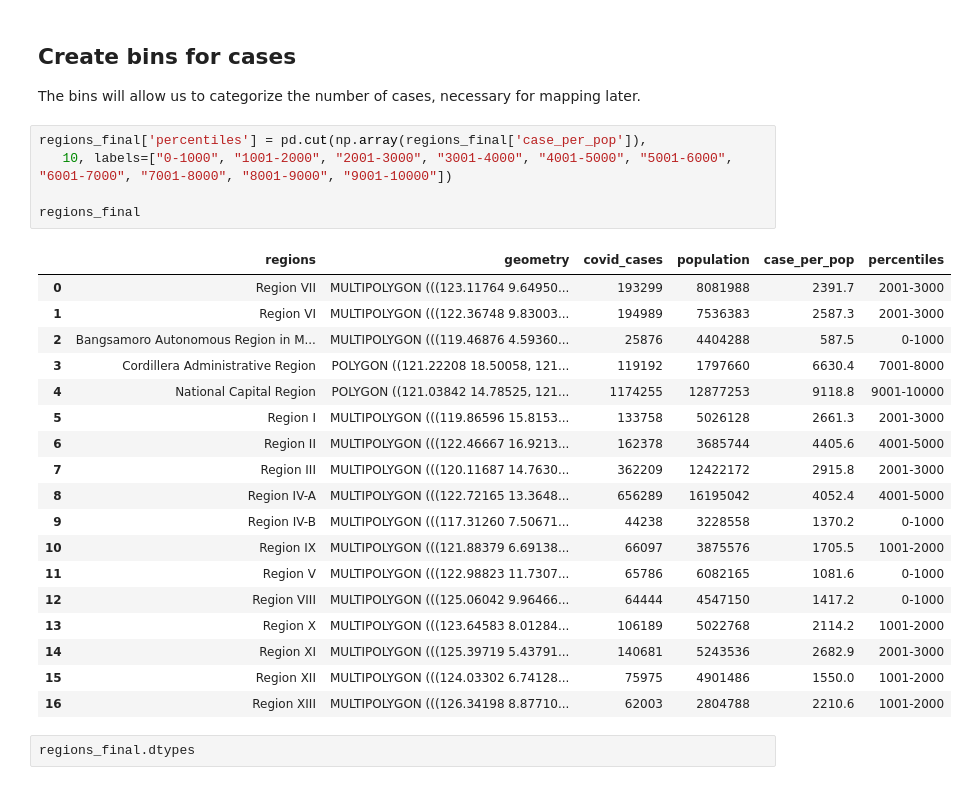
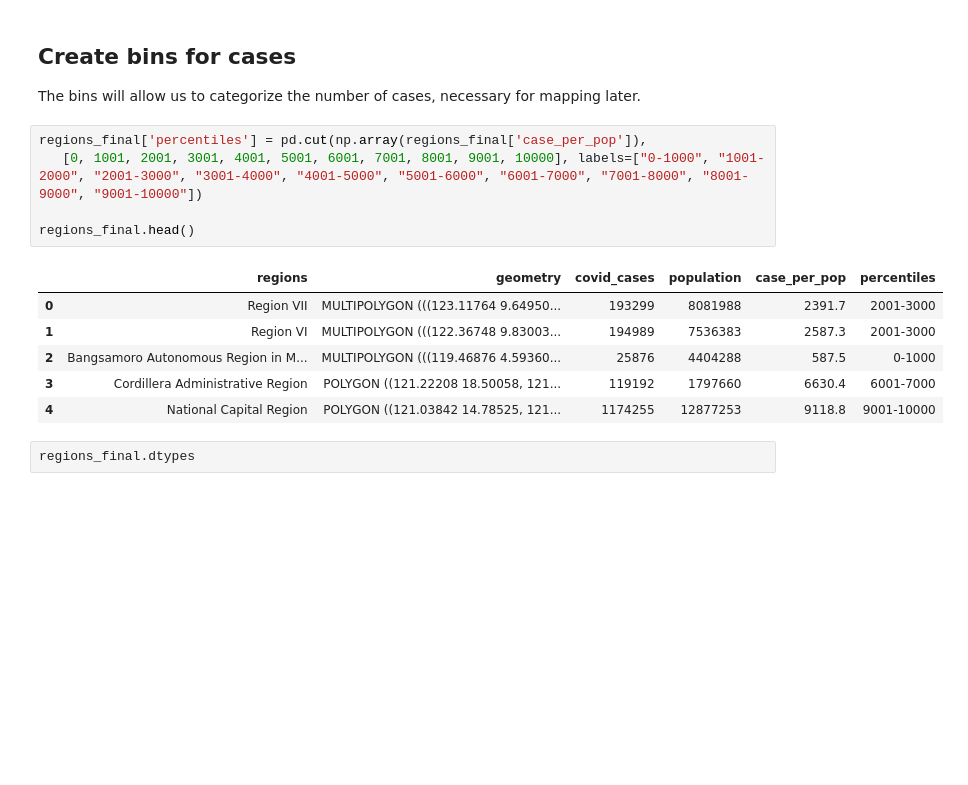
Before and after one commit to pmagtulis/covid-ph-map, a Jupyter notebook: notebooks/regional_covid_cases.ipynb, the cells around one changed output. Cells and saved outputs as stored; diff of their text form; blank space fills up the shorter version.

```diff
--- a/notebooks/regional_covid_cases.ipynb
+++ b/notebooks/regional_covid_cases.ipynb
@@ -275,28 +196,16 @@ Name: case_per_pop, dtype: float64
 The bins will allow us to categorize the number of cases, necessary for mapping later.
 # %%
 regions_final['percentiles'] = pd.cut(np.array(regions_final['case_per_pop']),
-   10, labels=["0-1000", "1001-2000", "2001-3000", "3001-4000", "4001-5000", "5001-6000", "6001-7000", "7001-8000", "8001-9000", "9001-10000"])
+   [0, 1001, 2001, 3001, 4001, 5001, 6001, 7001, 8001, 9001, 10000], labels=["0-1000", "1001-2000", "2001-3000", "3001-4000", "4001-5000", "5001-6000", "6001-7000", "7001-8000", "8001-9000", "9001-10000"])
 
-regions_final
+regions_final.head()
 # %% [output]
 |  | regions | geometry | covid_cases | population | case_per_pop | percentiles |
 | 0 | Region VII | MULTIPOLYGON (((123.11764 9.64950... | 193299 | 8081988 | 2391.7 | 2001-3000 |
 | 1 | Region VI | MULTIPOLYGON (((122.36748 9.83003... | 194989 | 7536383 | 2587.3 | 2001-3000 |
 | 2 | Bangsamoro Autonomous Region in M... | MULTIPOLYGON (((119.46876 4.59360... | 25876 | 4404288 | 587.5 | 0-1000 |
-| 3 | Cordillera Administrative Region | POLYGON ((121.22208 18.50058, 121... | 119192 | 1797660 | 6630.4 | 7001-8000 |
+| 3 | Cordillera Administrative Region | POLYGON ((121.22208 18.50058, 121... | 119192 | 1797660 | 6630.4 | 6001-7000 |
 | 4 | National Capital Region | POLYGON ((121.03842 14.78525, 121... | 1174255 | 12877253 | 9118.8 | 9001-10000 |
-| 5 | Region I | MULTIPOLYGON (((119.86596 15.8153... | 133758 | 5026128 | 2661.3 | 2001-3000 |
-| 6 | Region II | MULTIPOLYGON (((122.46667 16.9213... | 162378 | 3685744 | 4405.6 | 4001-5000 |
-| 7 | Region III | MULTIPOLYGON (((120.11687 14.7630... | 362209 | 12422172 | 2915.8 | 2001-3000 |
-| 8 | Region IV-A | MULTIPOLYGON (((122.72165 13.3648... | 656289 | 16195042 | 4052.4 | 4001-5000 |
-| 9 | Region IV-B | MULTIPOLYGON (((117.31260 7.50671... | 44238 | 3228558 | 1370.2 | 0-1000 |
-| 10 | Region IX | MULTIPOLYGON (((121.88379 6.69138... | 66097 | 3875576 | 1705.5 | 1001-2000 |
-| 11 | Region V | MULTIPOLYGON (((122.98823 11.7307... | 65786 | 6082165 | 1081.6 | 0-1000 |
-| 12 | Region VIII | MULTIPOLYGON (((125.06042 9.96466... | 64444 | 4547150 | 1417.2 | 0-1000 |
-| 13 | Region X | MULTIPOLYGON (((123.64583 8.01284... | 106189 | 5022768 | 2114.2 | 1001-2000 |
-| 14 | Region XI | MULTIPOLYGON (((125.39719 5.43791... | 140681 | 5243536 | 2682.9 | 2001-3000 |
-| 15 | Region XII | MULTIPOLYGON (((124.03302 6.74128... | 75975 | 4901486 | 1550.0 | 1001-2000 |
-| 16 | Region XIII | MULTIPOLYGON (((126.34198 8.87710... | 62003 | 2804788 | 2210.6 | 1001-2000 |
 # %%
 regions_final.dtypes
 # %% [output]
```
Also changed, not shown: parts of 8 cells of this notebook.
